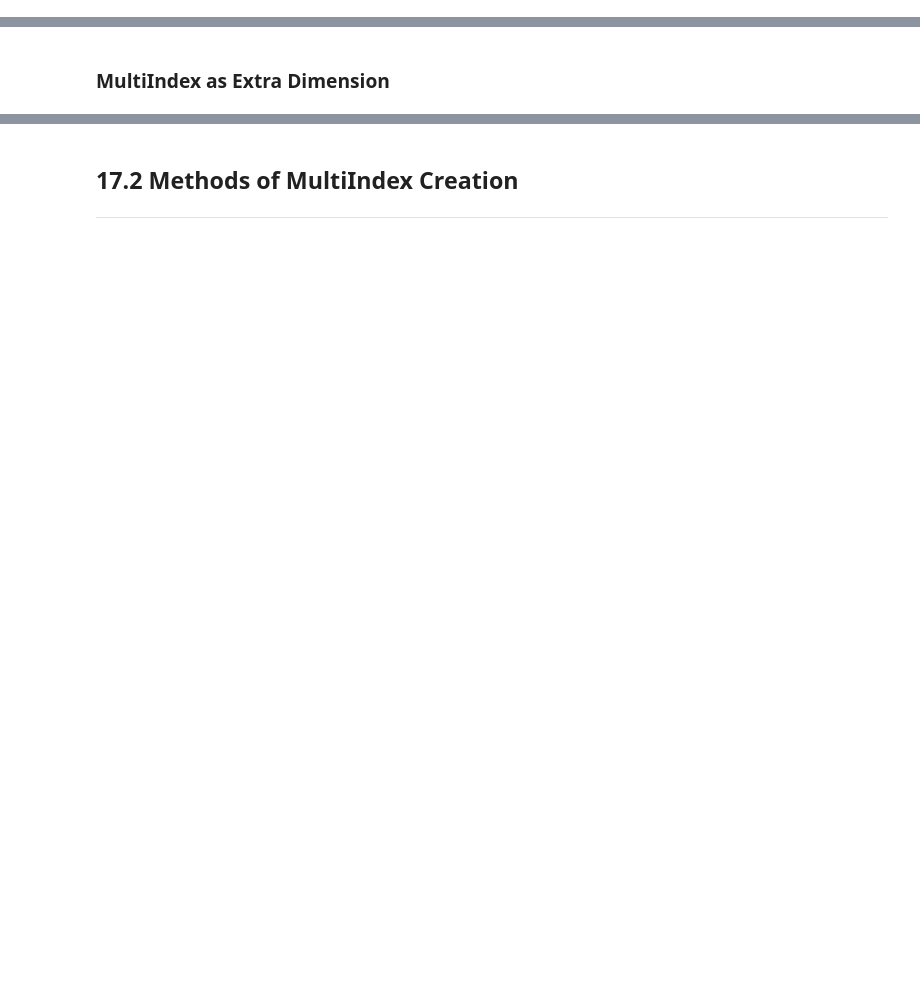
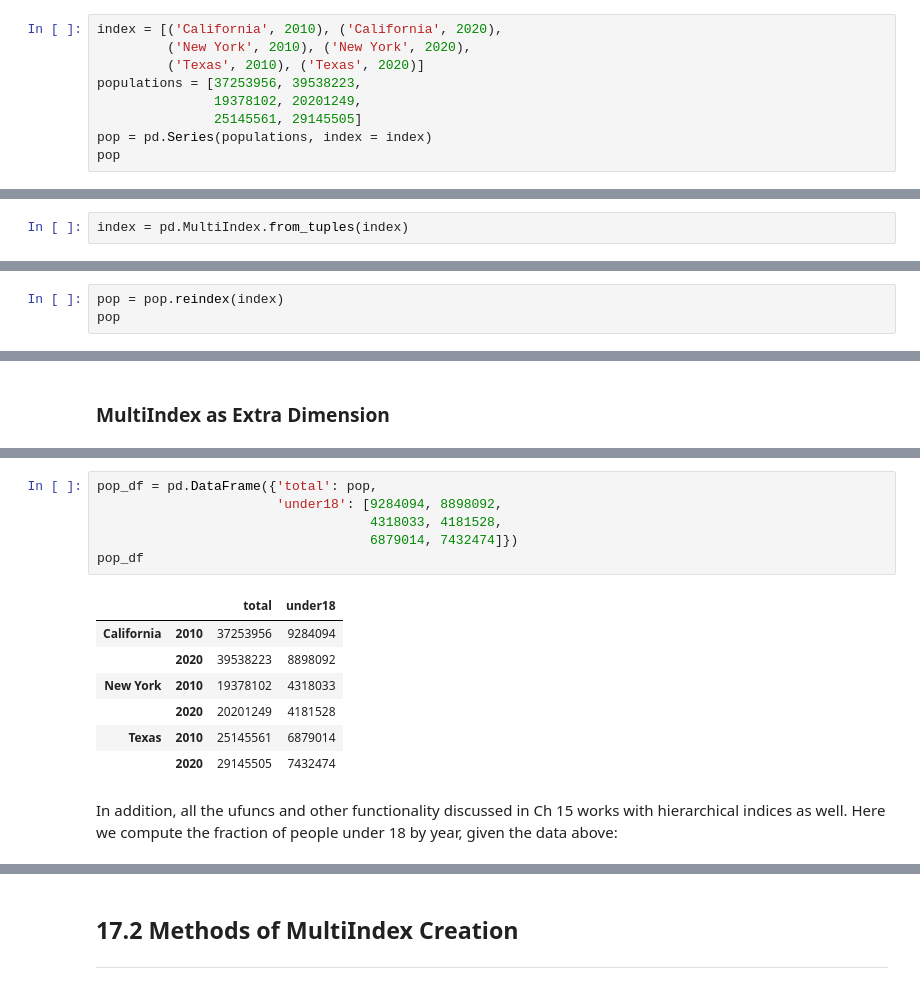
Before and after one commit to huymh/jupyter-notes, a Jupyter notebook: HB_2_Data_Manipulation.ipynb, the cells around one changed output, grey strips where cells are left out. Saved outputs shown, nothing was run; the diff lists cells and outputs as text; blank space fills up the shorter version.

```diff
--- a/HB_2_Data_Manipulation.ipynb
+++ b/HB_2_Data_Manipulation.ipynb
@@ -1158,0 +1168,9 @@ Notice that if a previous value is not available during a forward fill, the NA r
+# %%
+index = [('California', 2010), ('California', 2020),
+         ('New York', 2010), ('New York', 2020),
+         ('Texas', 2010), ('Texas', 2020)]
+populations = [37253956, 39538223,
+               19378102, 20201249,
+               25145561, 29145505]
+pop = pd.Series(populations, index = index)
+pop
@@ -1160,0 +1210,2 @@ Notice that if a previous value is not available during a forward fill, the NA r
+# %%
+index = pd.MultiIndex.from_tuples(index)
@@ -1160,0 +1216,3 @@ Notice that if a previous value is not available during a forward fill, the NA r
+# %%
+pop = pop.reindex(index)
+pop
@@ -1162,0 +1268,16 @@ Notice that if a previous value is not available during a forward fill, the NA r
+# %%
+pop_df = pd.DataFrame({'total': pop,
+                       'under18': [9284094, 8898092,
+                                   4318033, 4181528,
+                                   6879014, 7432474]})
+pop_df
+# %% [output]
+|  |  | total | under18 |
+| California | 2010 | 37253956 | 9284094 |
+|  | 2020 | 39538223 | 8898092 |
+| New York | 2010 | 19378102 | 4318033 |
+|  | 2020 | 20201249 | 4181528 |
+| Texas | 2010 | 25145561 | 6879014 |
+|  | 2020 | 29145505 | 7432474 |
+# %% [markdown]
+In addition, all the ufuncs and other functionality discussed in Ch 15 works with hierarchical indices as well. Here we compute the fraction of people under 18 by year, given the data above:
```
Also changed, not shown: parts of 94 cells of this notebook.
